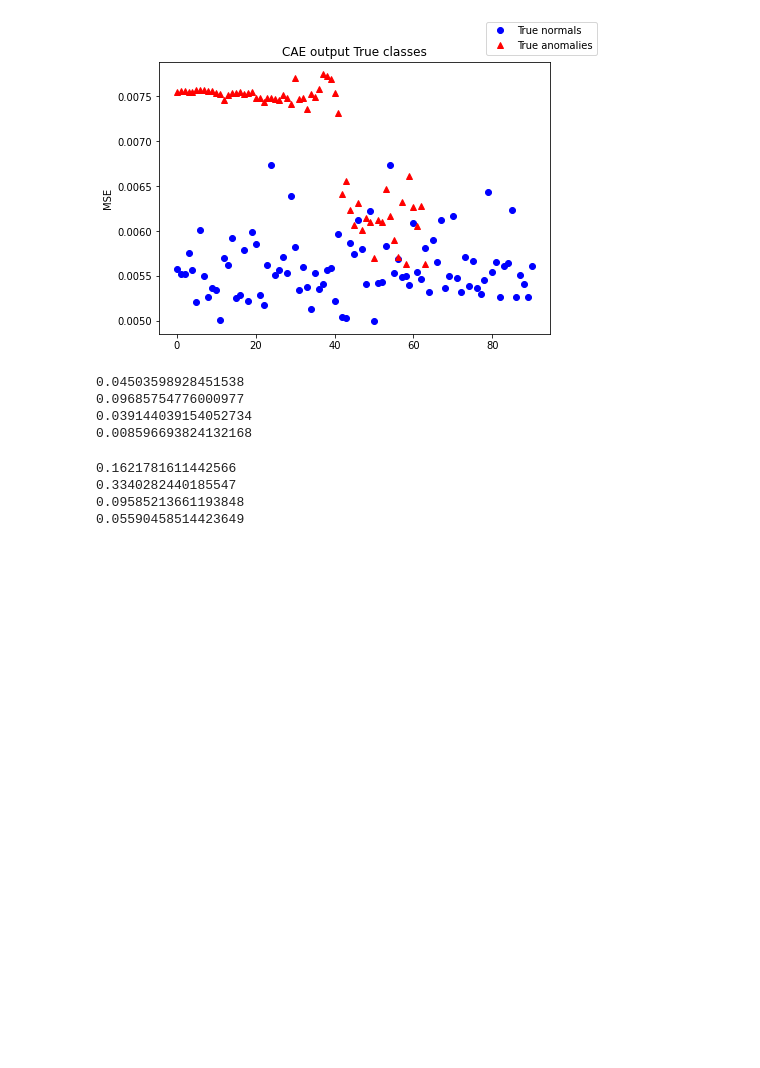
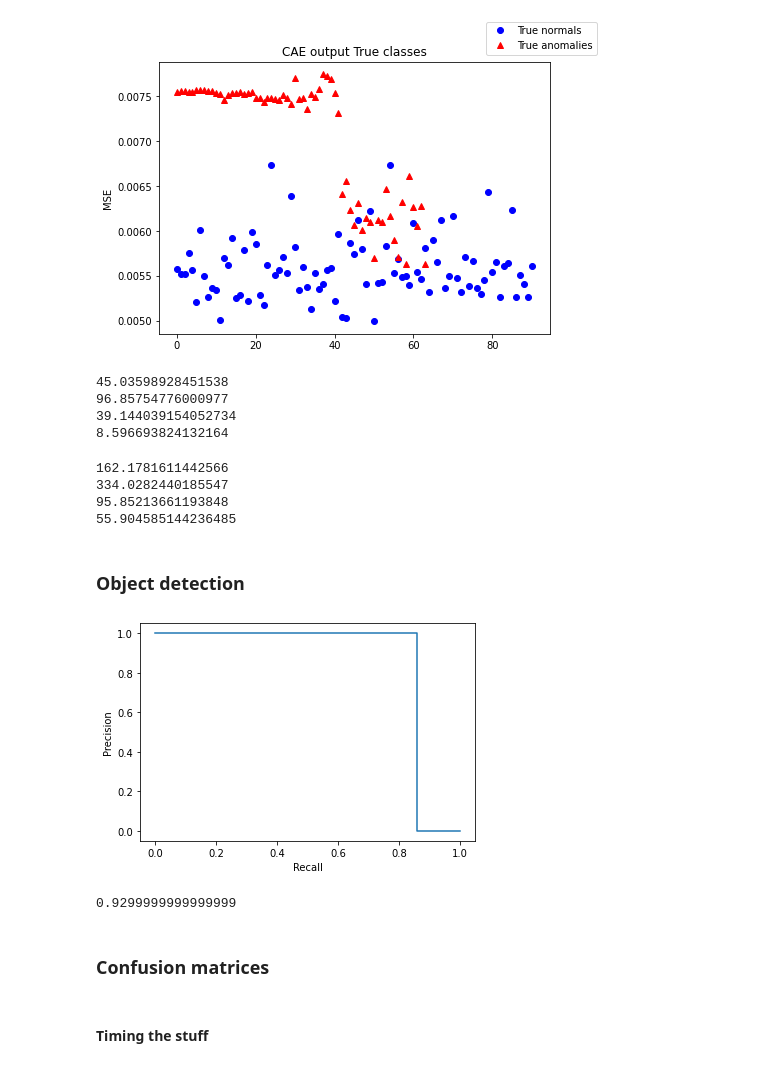
Before and after one commit to anlu1601/Machinelearning-in-wood-industry, a Jupyter notebook: Graphs.ipynb, the cells around one changed output. Saved outputs shown, nothing was run; the diff lists cells and outputs as text; code cells hidden in the pictures; blank space fills up the shorter version.

```diff
--- a/Graphs.ipynb
+++ b/Graphs.ipynb
@@ -815,23 +840,27 @@ f.legend(loc='upper right');
 [figure]
 # %%
 #print(times)
+times_gpu = [i*1000 for i in times_gpu]
 print(np.mean(times_gpu))
 print(np.max(times_gpu))
 print(np.min(times_gpu))
 print(np.std(times_gpu))
 # %% [output]
-0.04503598928451538
-0.09685754776000977
-0.039144039154052734
-0.008596693824132168
+45.03598928451538
+96.85754776000977
+39.144039154052734
+8.596693824132164
 # %%
 #print(times_cpu)
+times_cpu = [i*1000 for i in times_cpu]
 print(np.mean(times_cpu))
 print(np.max(times_cpu))
 print(np.min(times_cpu))
 print(np.std(times_cpu))
 # %% [output]
-0.1621781611442566
-0.3340282440185547
-0.09585213661193848
-0.05590458514423649
+162.1781611442566
+334.0282440185547
+95.85213661193848
+55.904585144236485
+# %% [markdown]
+### Object detection
@@ -837,0 +870,14 @@ print(np.std(times_cpu))
+# %%
+#precision, recall, _ = precision_recall_curve([1], [0.86])
+precision, recall = [0, 1., 1.], [1. , 0.86, 0.]
+disp = PrecisionRecallDisplay(precision=precision, recall=recall)
+disp.plot()
+plt.show()
+# %% [output]
+[figure, added]
+# %%
+auc(recall, precision)
+# %% [output]
+0.9299999999999999
+# %% [markdown]
+### Confusion matrices
@@ -837,0 +892,2 @@ print(np.std(times_cpu))
+# %% [markdown]
+#### Timing the stuff
```
Also changed, not shown: parts of 26 cells of this notebook.
